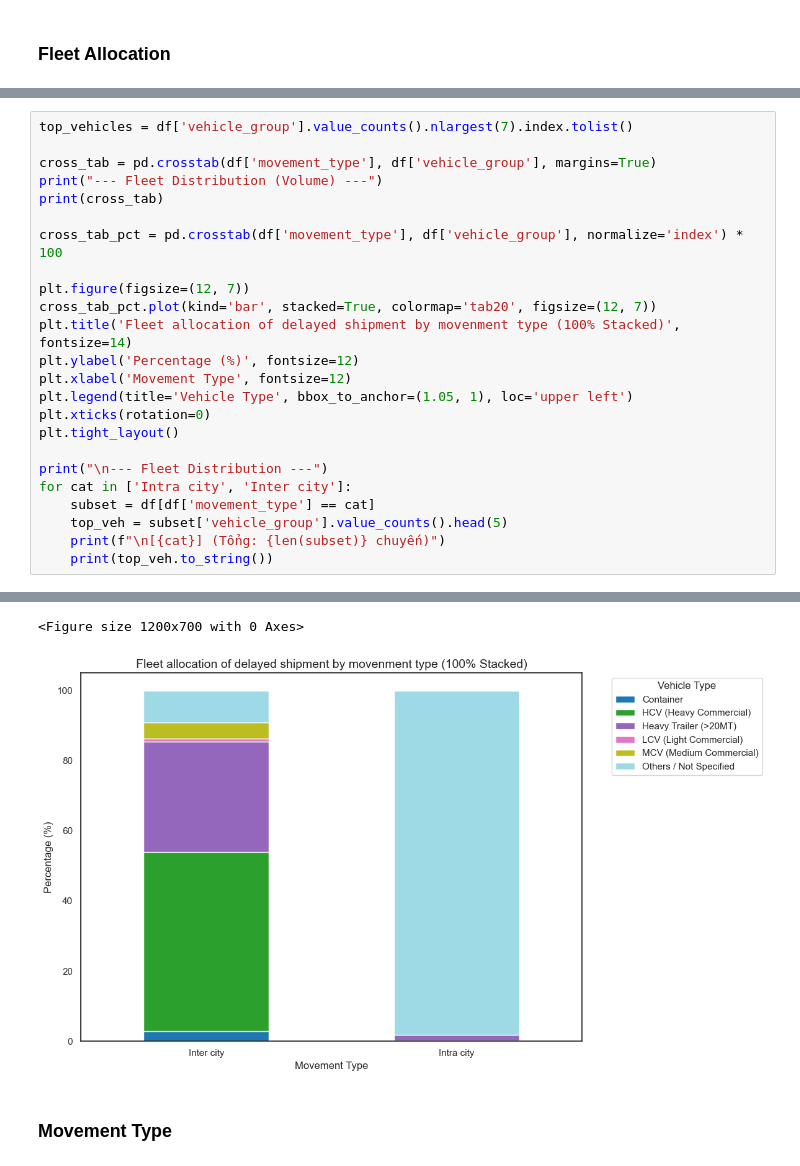
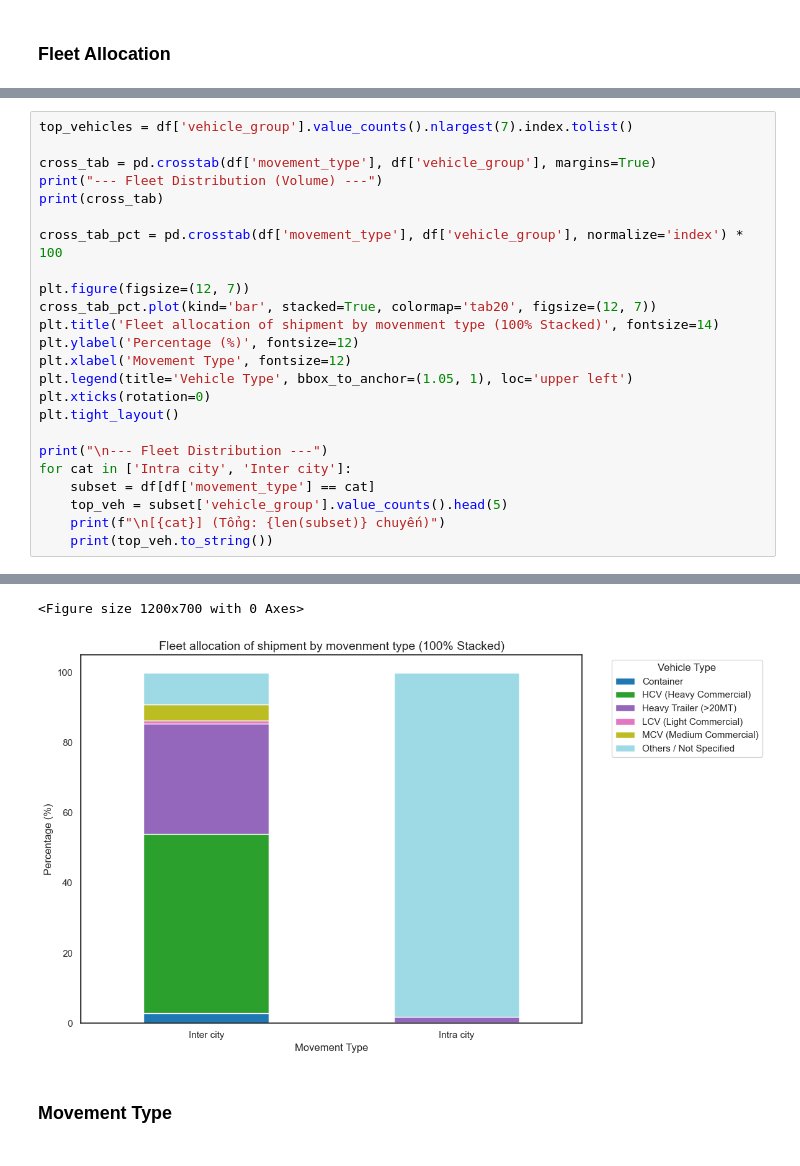
Before and after one commit to dartanyan910/freight-delay-root-cause-analysis, a Jupyter notebook: code/02_analysis.ipynb, the cells around one changed output, grey strips where cells are left out. Cells and saved outputs as stored; diff of their text form.

```diff
--- a/code/02_analysis.ipynb
+++ b/code/02_analysis.ipynb
@@ -476,39 +564,39 @@ cross_tab_pct = pd.crosstab(df['movement_type'], df['vehicle_group'], normalize=
 
 plt.figure(figsize=(12, 7))
 cross_tab_pct.plot(kind='bar', stacked=True, colormap='tab20', figsize=(12, 7))
-plt.title('Fleet allocation of delayed shipment by movenment type (100% Stacked)', fontsize=14)
+plt.title('Fleet allocation of shipment by movenment type (100% Stacked)', fontsize=14)
 plt.ylabel('Percentage (%)', fontsize=12)
 plt.xlabel('Movement Type', fontsize=12)
 plt.legend(title='Vehicle Type', bbox_to_anchor=(1.05, 1), loc='upper left')
 plt.xticks(rotation=0)
 plt.tight_layout()
 
 print("\n--- Fleet Distribution ---")
 for cat in ['Intra city', 'Inter city']:
     subset = df[df['movement_type'] == cat]
     top_veh = subset['vehicle_group'].value_counts().head(5)
     print(f"\n[{cat}] (Tổng: {len(subset)} chuyến)")
     print(top_veh.to_string())
 # %% [output]
 --- Fleet Distribution (Volume) ---
 vehicle_group  Container  HCV (Heavy Commercial)  Heavy Trailer (>20MT)  \
 movement_type
 Inter city            85                    1499                    921
 Intra city             0                       1                     10
 All                   85                    1500                    931
 
 vehicle_group  LCV (Light Commercial)  MCV (Medium Commercial)  \
 movement_type
 Inter city                         29                      130
 Intra city                          0                        0
 All                                29                      130
 ... (18 lines left out)
 Heavy Trailer (>20MT)       921
 Others / Not Specified      269
 MCV (Medium Commercial)     130
 Container                    85
 <Figure size 1200x700 with 0 Axes>
-[figure, old version]
+[figure, new version]
 # %% [markdown]
 ### Movement Type
 # %%
```
Also changed, not shown: parts of 4 cells of this notebook.
